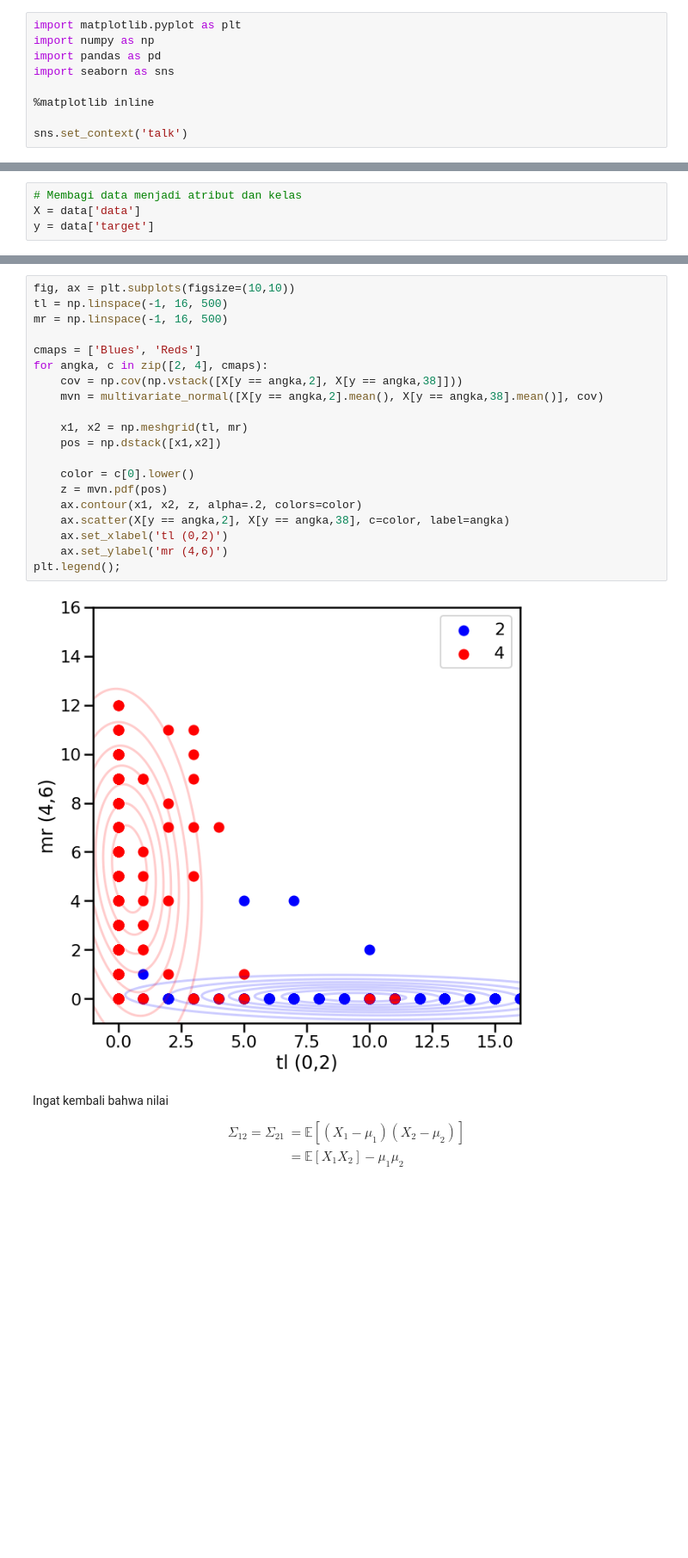
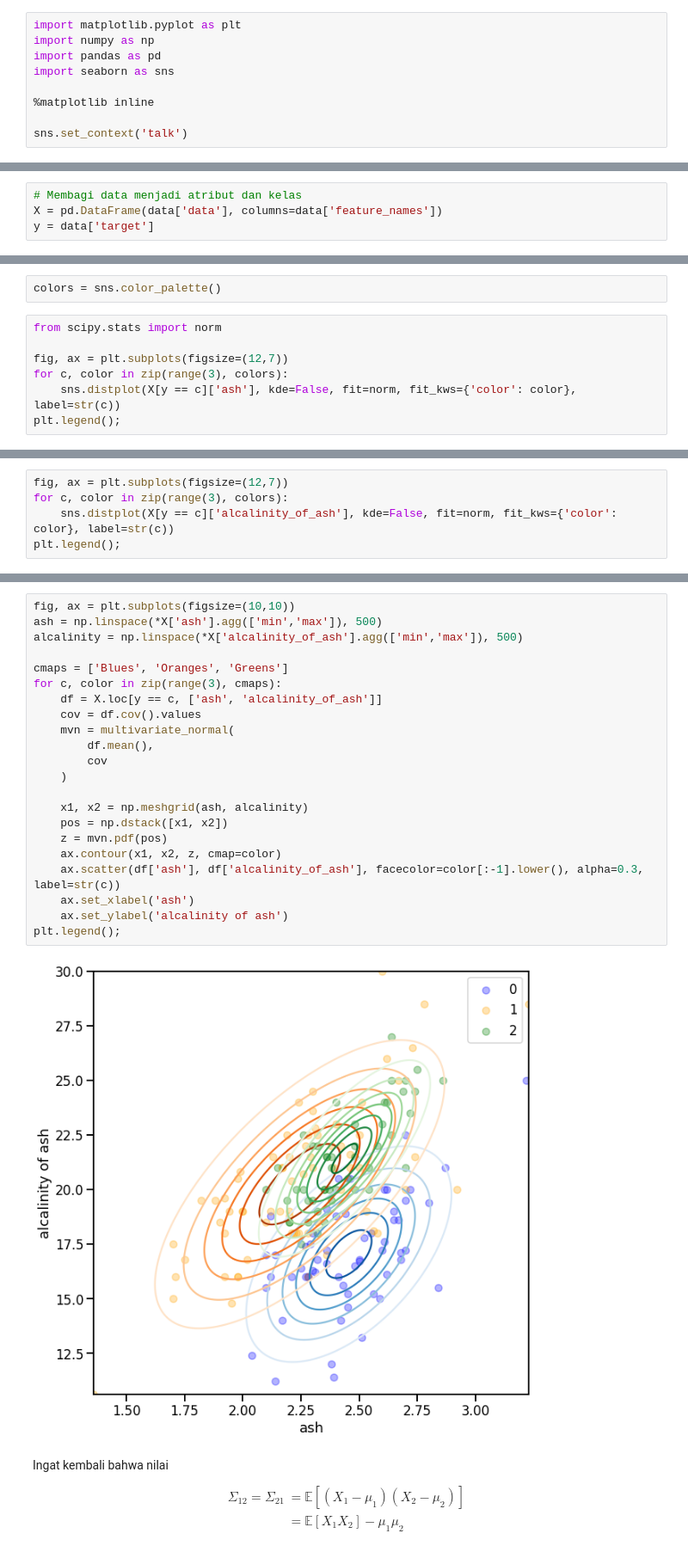
Before and after one commit to aliakbars/uai-mlpr, a Jupyter notebook: scripts/lab1.ipynb, the cells around one changed output, grey strips where cells are left out. Shown at 86% size. Cells and saved outputs as stored; diff of their text form; blank space fills up the shorter version.

```diff
--- a/scripts/lab1.ipynb
+++ b/scripts/lab1.ipynb
@@ -21,4 +21,4 @@ data = load_digits()
 # %%
 # Membagi data menjadi atribut dan kelas
-X = data['data']
+X = pd.DataFrame(data['data'], columns=data['feature_names'])
 y = data['target']
@@ -56,0 +29,9 @@ plt.legend();
+# %%
+colors = sns.color_palette()
+# %%
+from scipy.stats import norm
+
+fig, ax = plt.subplots(figsize=(12,7))
+for c, color in zip(range(3), colors):
+    sns.distplot(X[y == c]['ash'], kde=False, fit=norm, fit_kws={'color': color}, label=str(c))
+plt.legend();
@@ -56,0 +40,5 @@ plt.legend();
+# %%
+fig, ax = plt.subplots(figsize=(12,7))
+for c, color in zip(range(3), colors):
+    sns.distplot(X[y == c]['alcalinity_of_ash'], kde=False, fit=norm, fit_kws={'color': color}, label=str(c))
+plt.legend();
@@ -142,25 +134,27 @@ Perhatikan baris 9 pada kode di bawah ini. Fungsi tersebut adalah untuk menghitu
 # %%
 fig, ax = plt.subplots(figsize=(10,10))
-tl = np.linspace(-1, 16, 500)
-mr = np.linspace(-1, 16, 500)
+ash = np.linspace(*X['ash'].agg(['min','max']), 500)
+alcalinity = np.linspace(*X['alcalinity_of_ash'].agg(['min','max']), 500)
 
-cmaps = ['Blues', 'Reds']
-for angka, c in zip([2, 4], cmaps):
-    cov = np.cov(np.vstack([X[y == angka,2], X[y == angka,38]]))
-    mvn = multivariate_normal([X[y == angka,2].mean(), X[y == angka,38].mean()], cov)
+cmaps = ['Blues', 'Oranges', 'Greens']
+for c, color in zip(range(3), cmaps):
+    df = X.loc[y == c, ['ash', 'alcalinity_of_ash']]
+    cov = df.cov().values
+    mvn = multivariate_normal(
+        df.mean(),
+        cov
+    )
 
-    x1, x2 = np.meshgrid(tl, mr)
-    pos = np.dstack([x1,x2])
-
-    color = c[0].lower()
+    x1, x2 = np.meshgrid(ash, alcalinity)
+    pos = np.dstack([x1, x2])
     z = mvn.pdf(pos)
-    ax.contour(x1, x2, z, alpha=.2, colors=color)
-    ax.scatter(X[y == angka,2], X[y == angka,38], c=color, label=angka)
-    ax.set_xlabel('tl (0,2)')
-    ax.set_ylabel('mr (4,6)')
+    ax.contour(x1, x2, z, cmap=color)
+    ax.scatter(df['ash'], df['alcalinity_of_ash'], facecolor=color[:-1].lower(), alpha=0.3, label=str(c))
+    ax.set_xlabel('ash')
+    ax.set_ylabel('alcalinity of ash')
 plt.legend();
 # %% [output]
-[figure, old version]
+[figure, new version]
 # %% [markdown]
 Ingat kembali bahwa nilai
 \begin{align}
```
Also changed, not shown: parts of 17 cells of this notebook.
